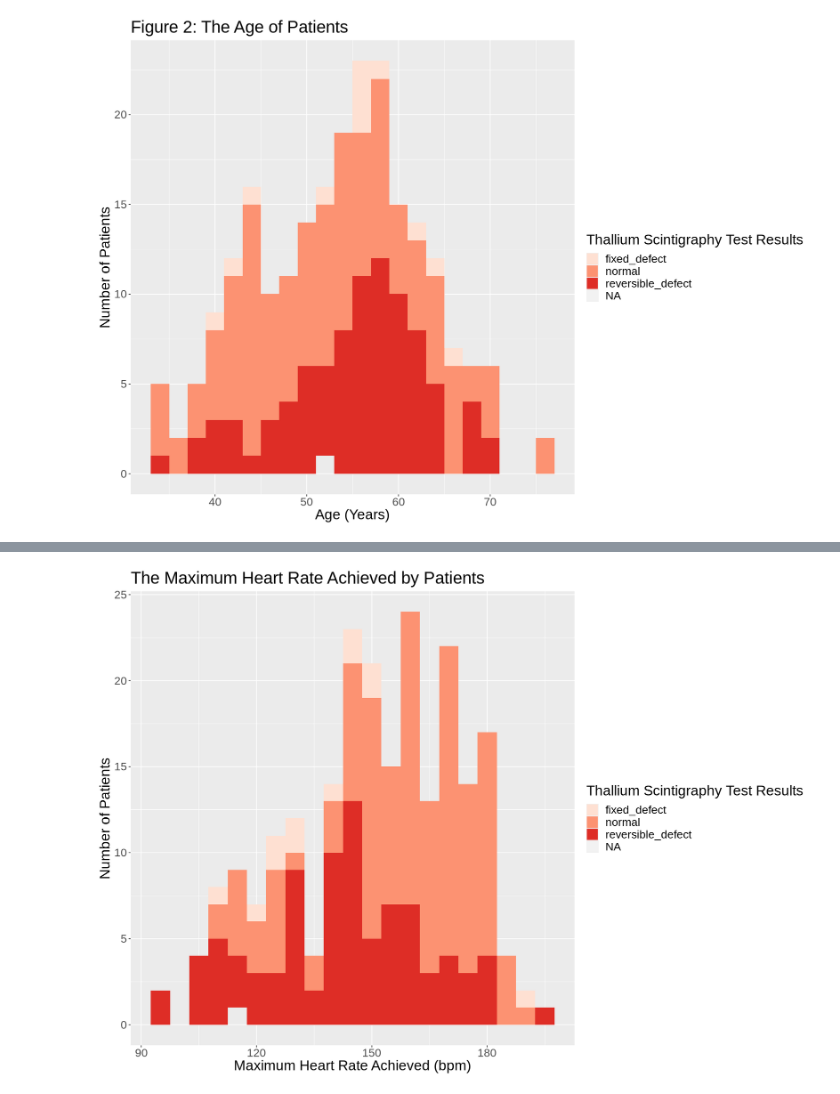
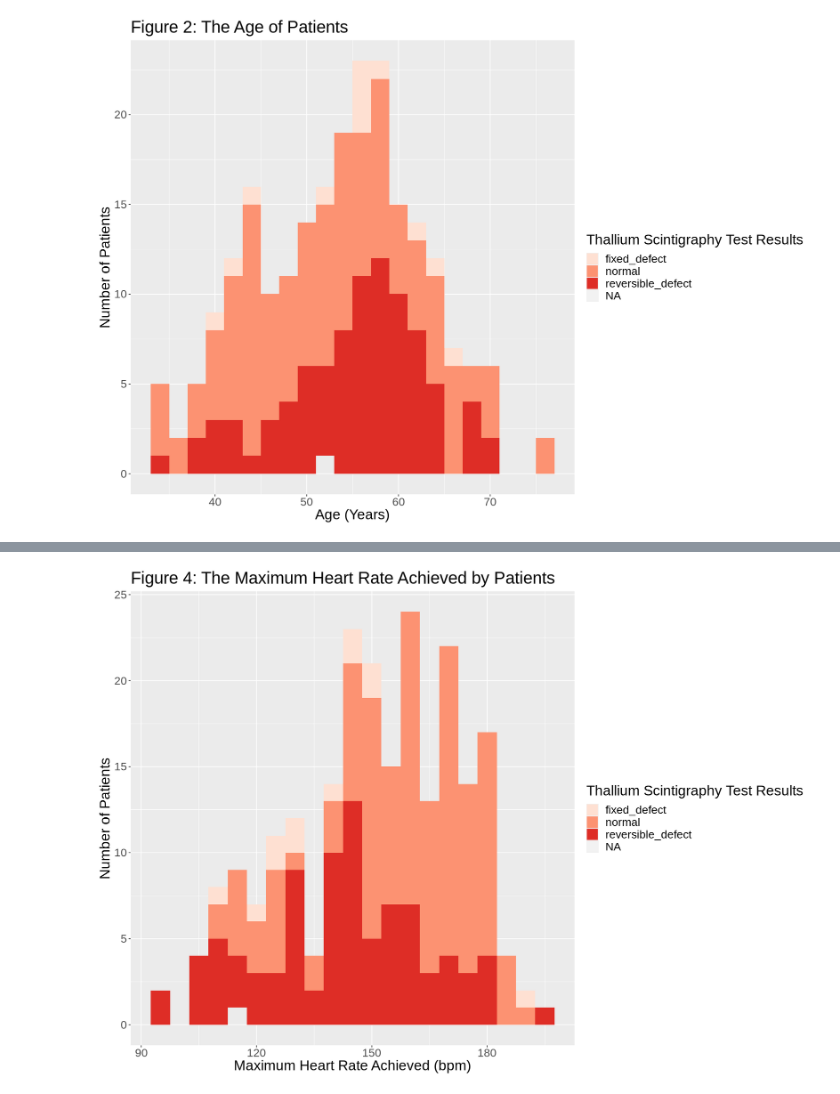
Before and after one commit to alanwake83/DSCI_group30_project, a Jupyter notebook: project_proposal.ipynb, the cells around one changed output, grey strips where cells are left out. Saved outputs shown, nothing was run; the diff lists cells and outputs as text; code cells hidden in the pictures.

```diff
--- a/project_proposal.ipynb
+++ b/project_proposal.ipynb
@@ -177,14 +177,14 @@ cleveland_plot_3
 # %%
 cleveland_plot_4 <- cleveland_train |>
     ggplot(aes(x = thalach, fill = thal)) +
     geom_histogram(binwidth = 5) +
     labs(x = "Maximum Heart Rate Achieved (bpm)", y = "Number of Patients",  fill = "Thallium Scintigraphy Test Results") +
-    ggtitle("The Maximum Heart Rate Achieved by Patients") +
+    ggtitle("Figure 4: The Maximum Heart Rate Achieved by Patients") +
     scale_fill_brewer(palette = "Reds") +
     theme(text = element_text(size = 20))
 cleveland_plot_4
 # %% [output]
-[figure, old version]
+[figure, new version]
 # %%
 cleveland_plot_5 <- cleveland_train |>
     ggplot(aes(x = oldpeak, fill = thal)) +
```
Also changed, not shown: parts of 4 cells of this notebook.
